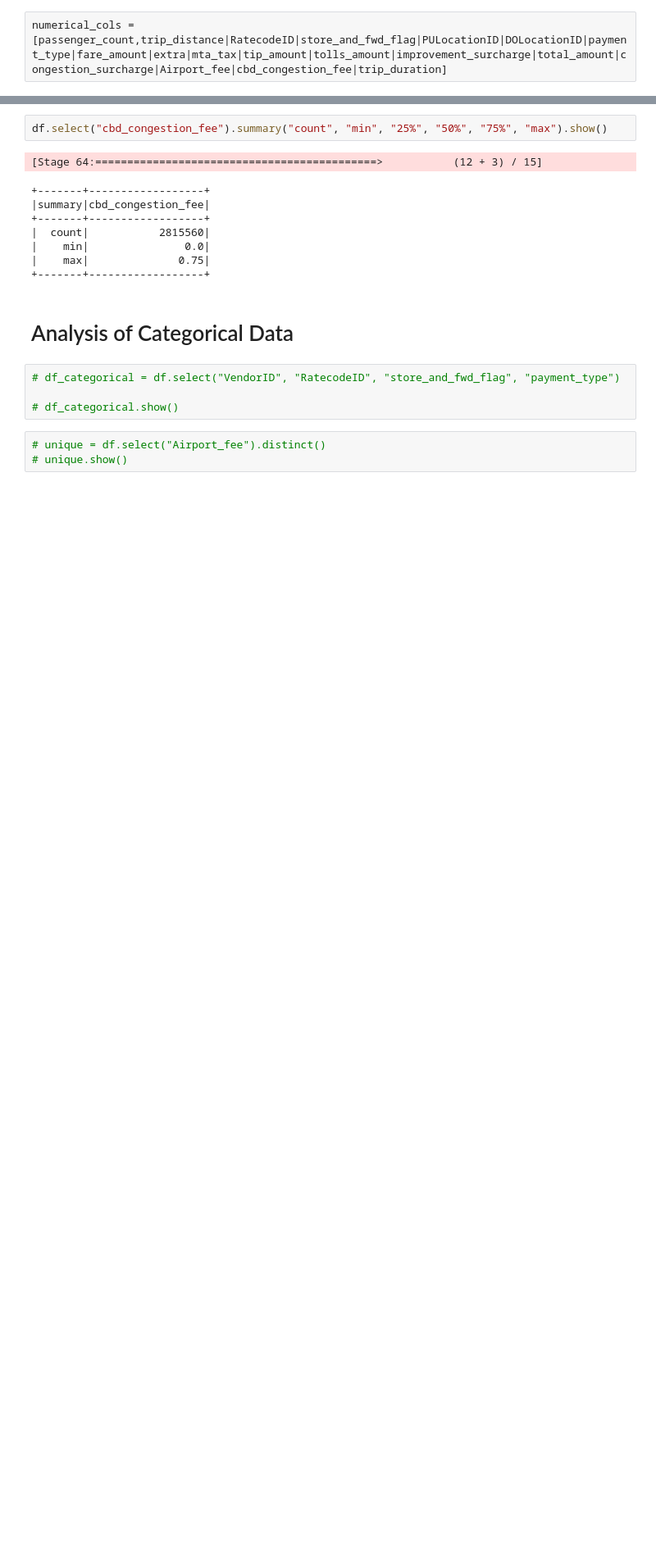
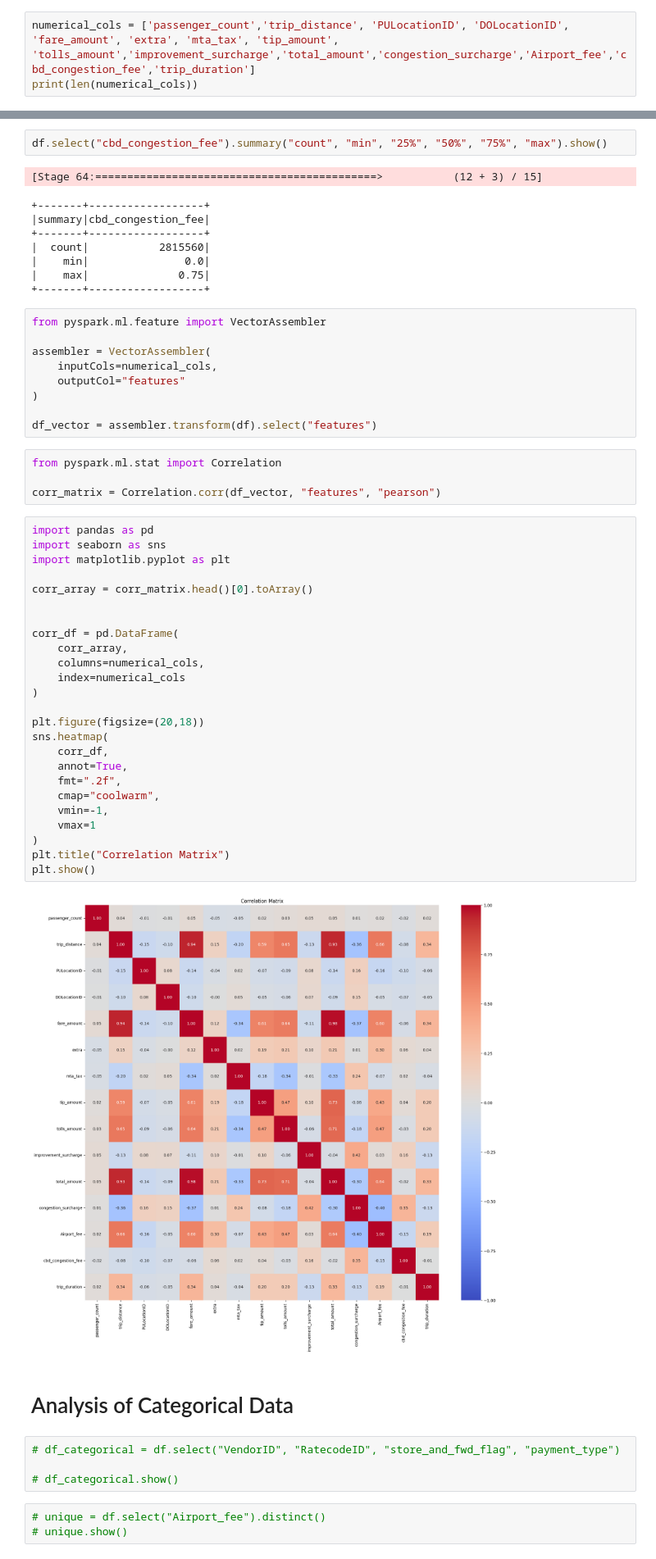
Before and after one commit to codehass/smart-logi-track-API, a Jupyter notebook: ml/notebooks/exploration.ipynb, the cells around one changed output, grey strips where cells are left out. Shown at 82% size. Drawn from its saved outputs; the diff is of its cells as text; blank space fills up the shorter version.

Commit message:
create correlation matrix

```diff
--- a/ml/notebooks/exploration.ipynb
+++ b/ml/notebooks/exploration.ipynb
@@ -206,4 +206,5 @@ Number of rows:  2935077
 # %% [markdown]
 # Analysis of Numerical Data
 # %%
-numerical_cols = [passenger_count,trip_distance|RatecodeID|store_and_fwd_flag|PULocationID|DOLocationID|payment_type|fare_amount|extra|mta_tax|tip_amount|tolls_amount|improvement_surcharge|total_amount|congestion_surcharge|Airport_fee|cbd_congestion_fee|trip_duration]
+numerical_cols = ['passenger_count','trip_distance', 'PULocationID', 'DOLocationID', 'fare_amount', 'extra', 'mta_tax', 'tip_amount', 'tolls_amount','improvement_surcharge','total_amount','congestion_surcharge','Airport_fee','cbd_congestion_fee','trip_duration']
+print(len(numerical_cols))
@@ -345,6 +348,46 @@ df.select("cbd_congestion_fee").summary("count", "min", "25%", "50%", "75%", "ma
 |    min|               0.0|
 |    max|              0.75|
 +-------+------------------+
+# %%
+from pyspark.ml.feature import VectorAssembler
+
+assembler = VectorAssembler(
+    inputCols=numerical_cols,
+    outputCol="features"
+)
+
+df_vector = assembler.transform(df).select("features")
+# %%
+from pyspark.ml.stat import Correlation
+
+corr_matrix = Correlation.corr(df_vector, "features", "pearson")
+# %%
+import pandas as pd
+import seaborn as sns
+import matplotlib.pyplot as plt
+
+corr_array = corr_matrix.head()[0].toArray()
+
+
+corr_df = pd.DataFrame(
+    corr_array,
+    columns=numerical_cols,
+    index=numerical_cols
+)
+
+plt.figure(figsize=(20,18))
+sns.heatmap(
+    corr_df,
+    annot=True,
+    fmt=".2f",
+    cmap="coolwarm",
+    vmin=-1,
+    vmax=1
+)
+plt.title("Correlation Matrix")
+plt.show()
+# %% [output]
+[figure, added]
 # %% [markdown]
 # Analysis of Categorical Data
 # %%
```
Also changed, not shown: parts of 1 cell of this notebook, 1 other file.
